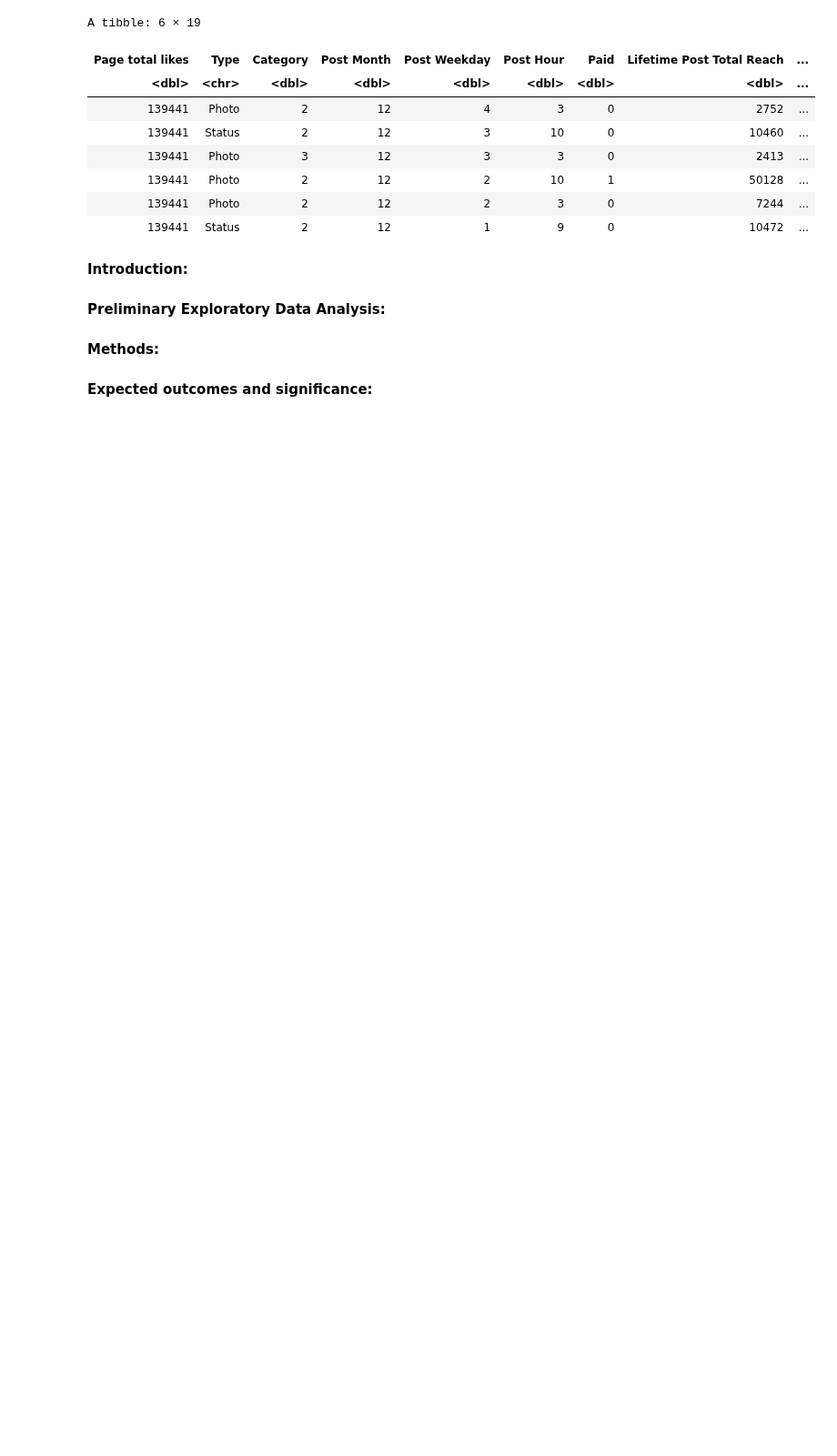
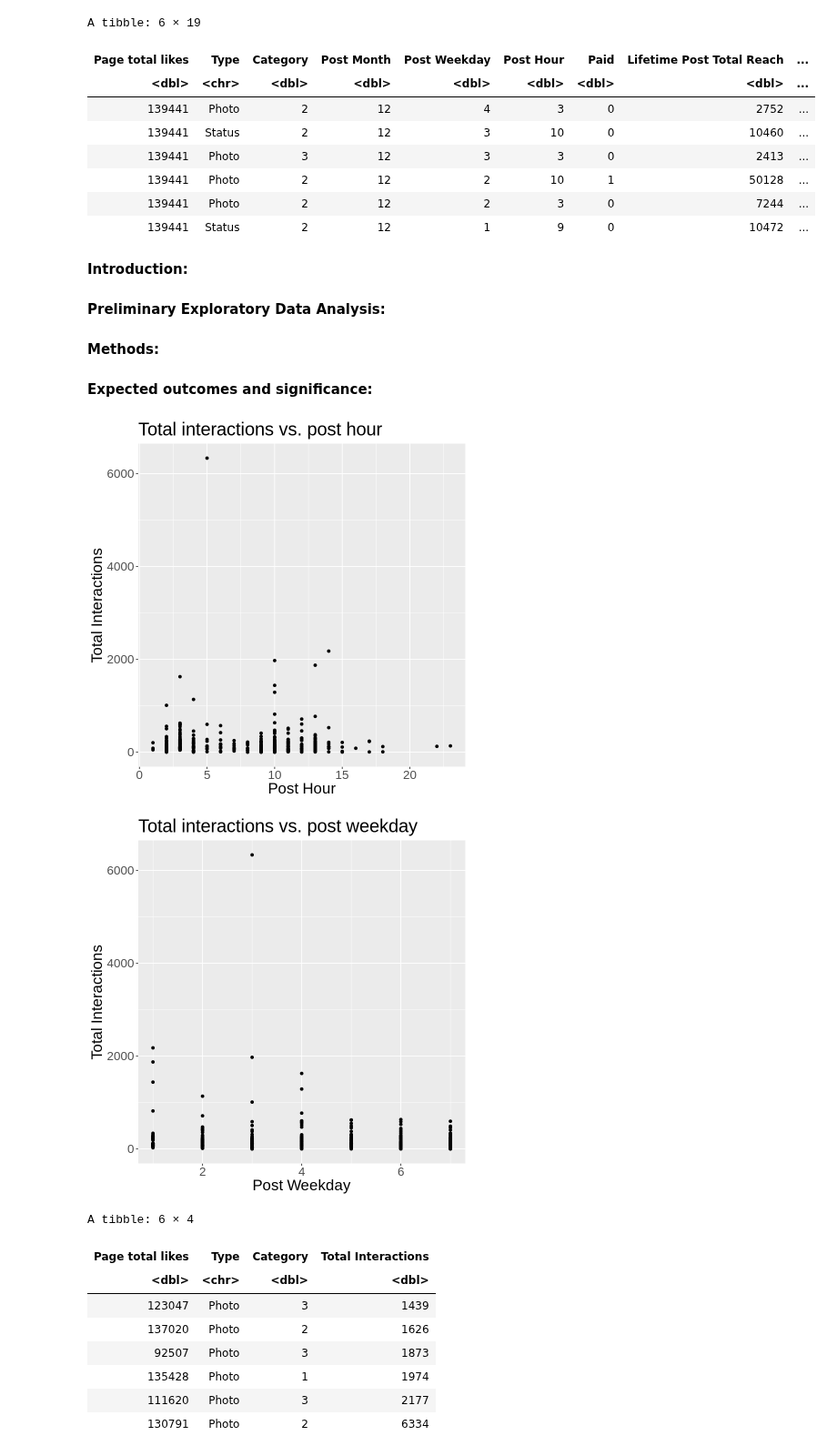
Before and after one commit to amellios/data_science_woohoo, a Jupyter notebook: OwO.ipynb, the cells around one changed output. Shown at 91% size. Saved outputs shown, nothing was run; the diff lists cells and outputs as text; code cells hidden in the pictures; blank space fills up the shorter version.

```diff
--- a/OwO.ipynb
+++ b/OwO.ipynb
@@ -73,29 +73,41 @@ A tibble: 6 × 19
 <strong>Expected outcomes and significance:</strong> <br>
 # %%
 set.seed(1)
-facebook_split <- initial_split(facebook_data, prop = 0.75, strata = `Total Interactions`)
+facebook_split <- initial_split(facebook, prop = 0.75, strata = `Total Interactions`)
 facebook_train <- training(facebook_split)
 facebook_test <- testing(facebook_split)
 
 facebook_plot = ggplot(data = facebook_train, aes(x = `Post Hour`, y = `Total Interactions`)) +
     geom_point() +
     labs(title = "Total interactions vs. post hour") +
     theme(text = element_text(size = 20))
 facebook_plot
 
 facebook_plot2 = ggplot(data = facebook_train, aes(x = `Post Weekday`, y = `Total Interactions`)) +
     geom_point() +
     labs(title = "Total interactions vs. post weekday") +
     theme(text = element_text(size = 20))
 facebook_plot2
 
 facebook_plot3 = ggplot(data = facebook_train, aes(x = `Post Month`, y = `Total Interactions`)) +
     geom_point() +
     labs(title = "Total interactions vs. post month") +
     theme(text = element_text(size = 20))
 facebook_plot3
 
 fb_test_table = facebook_train %>%
     select(`Page total likes`, Type, Category, `Total Interactions`) %>%
     arrange(`Total Interactions`)
-tail(fb_test)
+tail(fb_test_table)
+# %% [output]
+[figure, added]
+[figure, added]
+A tibble: 6 × 4
+| Page total likes | Type | Category | Total Interactions |
+| <dbl> | <chr> | <dbl> | <dbl> |
+| 123047 | Photo | 3 | 1439 |
+| 137020 | Photo | 2 | 1626 |
+| 92507 | Photo | 3 | 1873 |
+| 135428 | Photo | 1 | 1974 |
+| 111620 | Photo | 3 | 2177 |
+| 130791 | Photo | 2 | 6334 |
```
Also changed, not shown: parts of 1 cell of this notebook.
